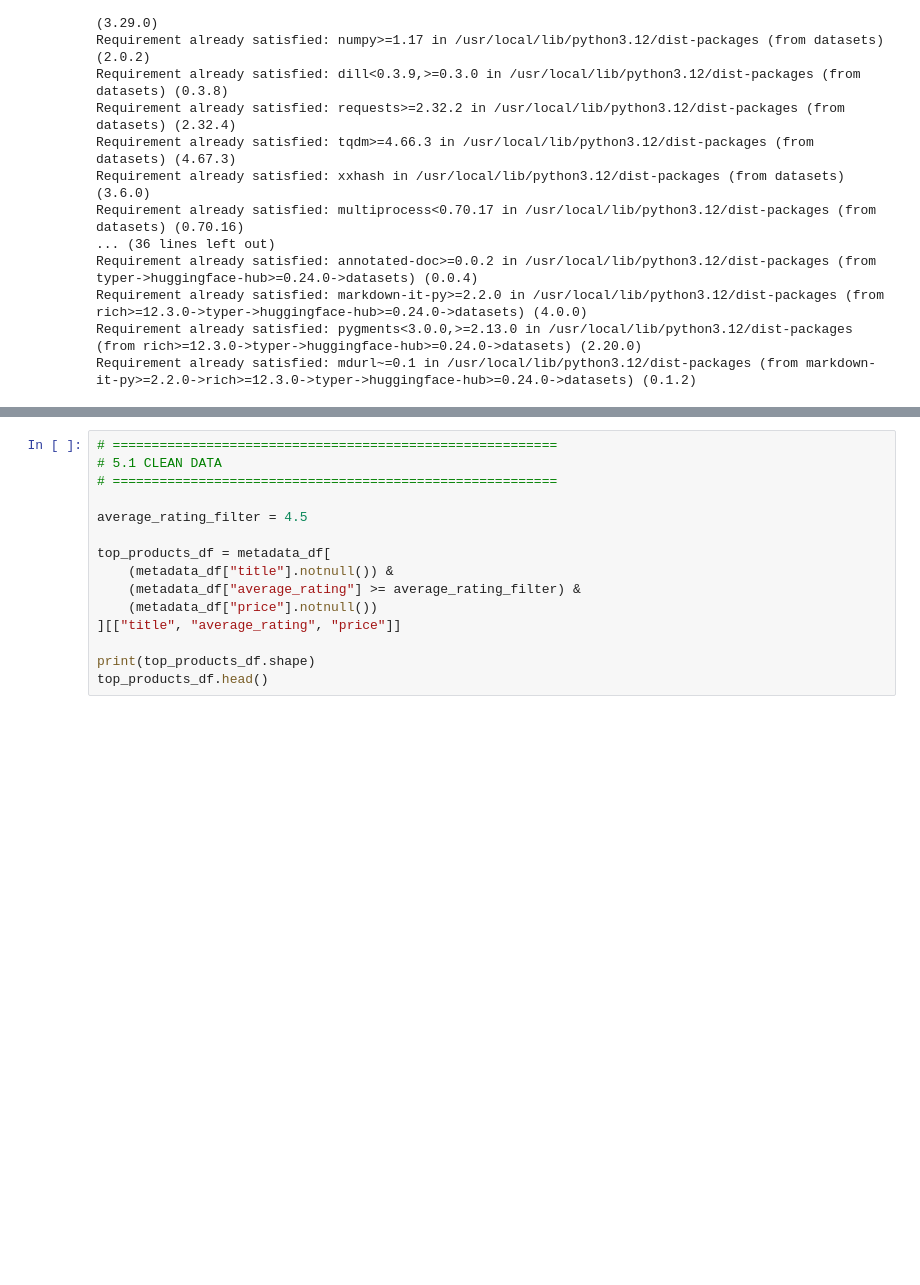
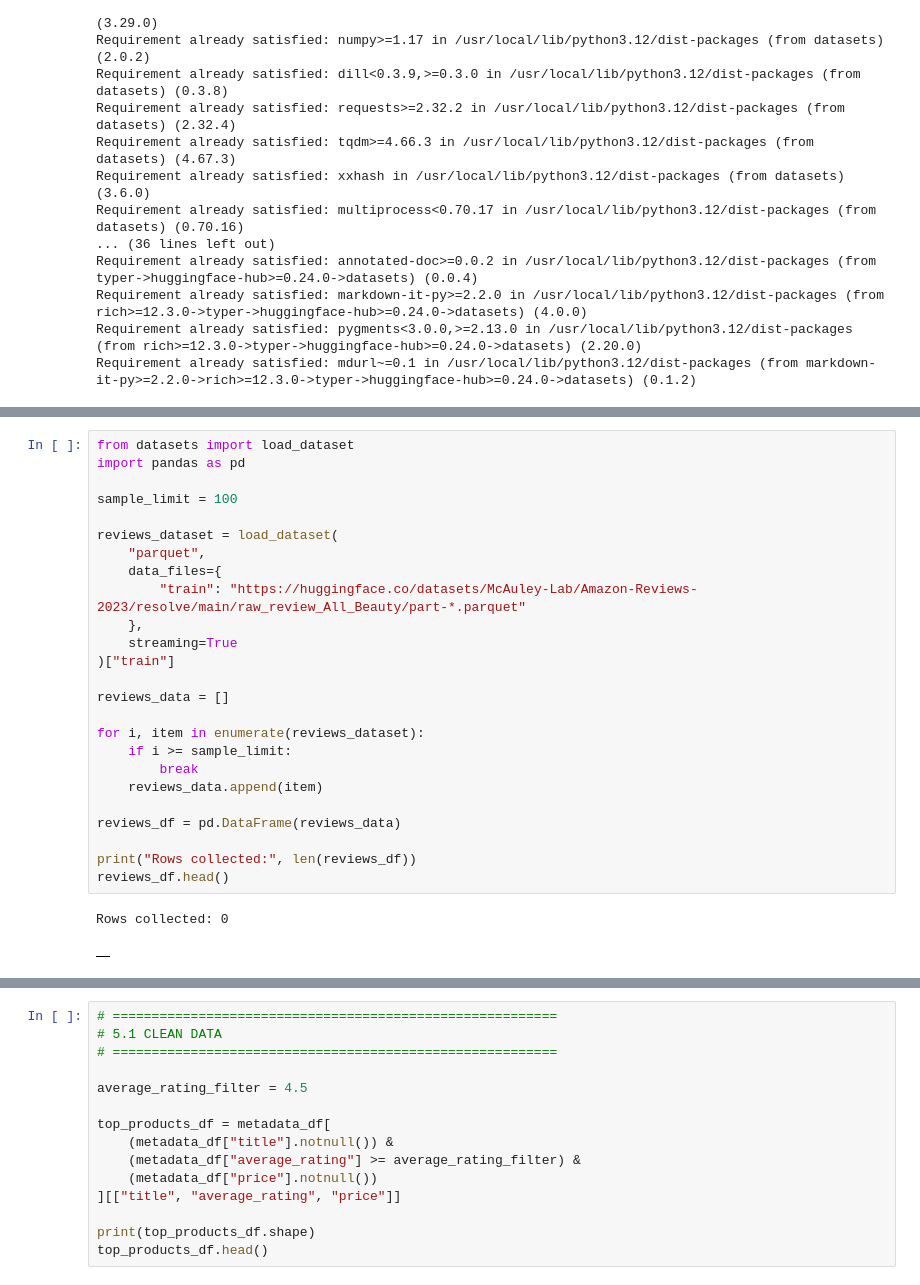
Before and after one commit to davontaew04-a11y/tensorflow, a Jupyter notebook: Davontae Williams project.ipynb, the cells around one changed output, grey strips where cells are left out. Drawn from its saved outputs; the diff is of its cells as text; blank space fills up the shorter version.

```diff
--- a/Davontae Williams project.ipynb
+++ b/Davontae Williams project.ipynb
@@ -117,0 +43,28 @@ reviews_df.head()
+# %%
+from datasets import load_dataset
+import pandas as pd
+
+sample_limit = 100
+
+reviews_dataset = load_dataset(
+    "parquet",
+    data_files={
+        "train": "https://huggingface.co/datasets/McAuley-Lab/Amazon-Reviews-2023/resolve/main/raw_review_All_Beauty/part-*.parquet"
+    },
+    streaming=True
+)["train"]
+
+reviews_data = []
+
+for i, item in enumerate(reviews_dataset):
+    if i >= sample_limit:
+        break
+    reviews_data.append(item)
+
+reviews_df = pd.DataFrame(reviews_data)
+
+print("Rows collected:", len(reviews_df))
+reviews_df.head()
+# %% [output]
+Rows collected: 0
+|  |
```
Also changed, not shown: parts of 12 cells of this notebook.
